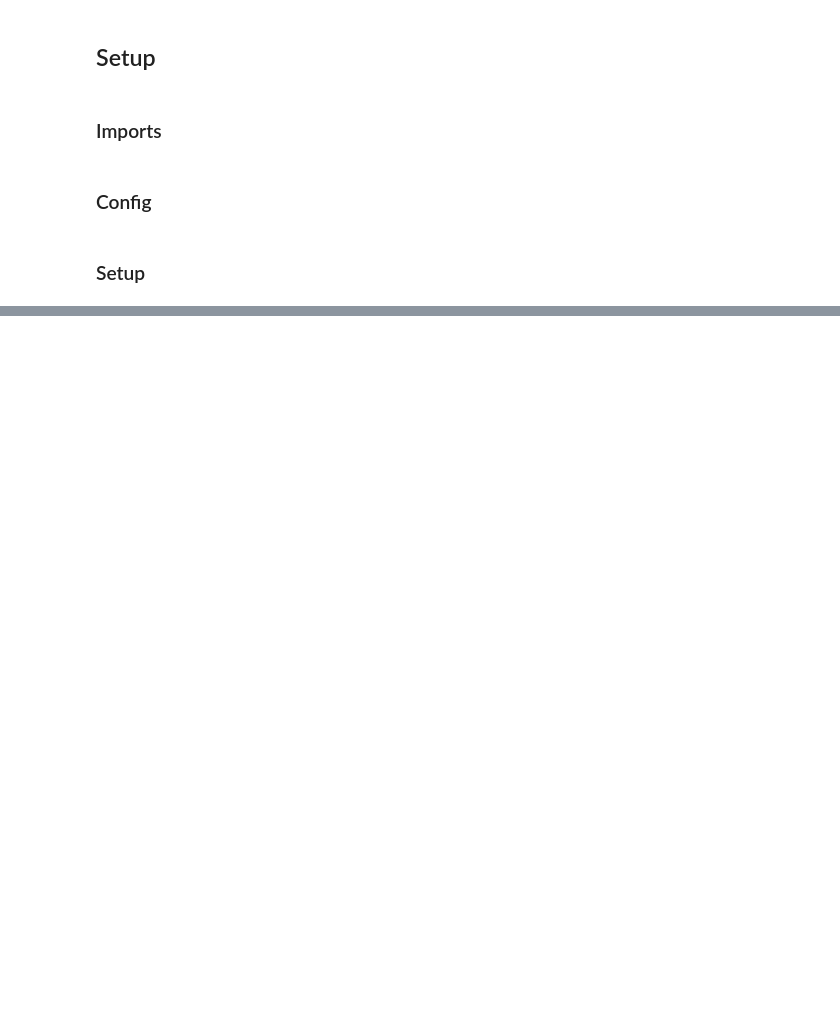
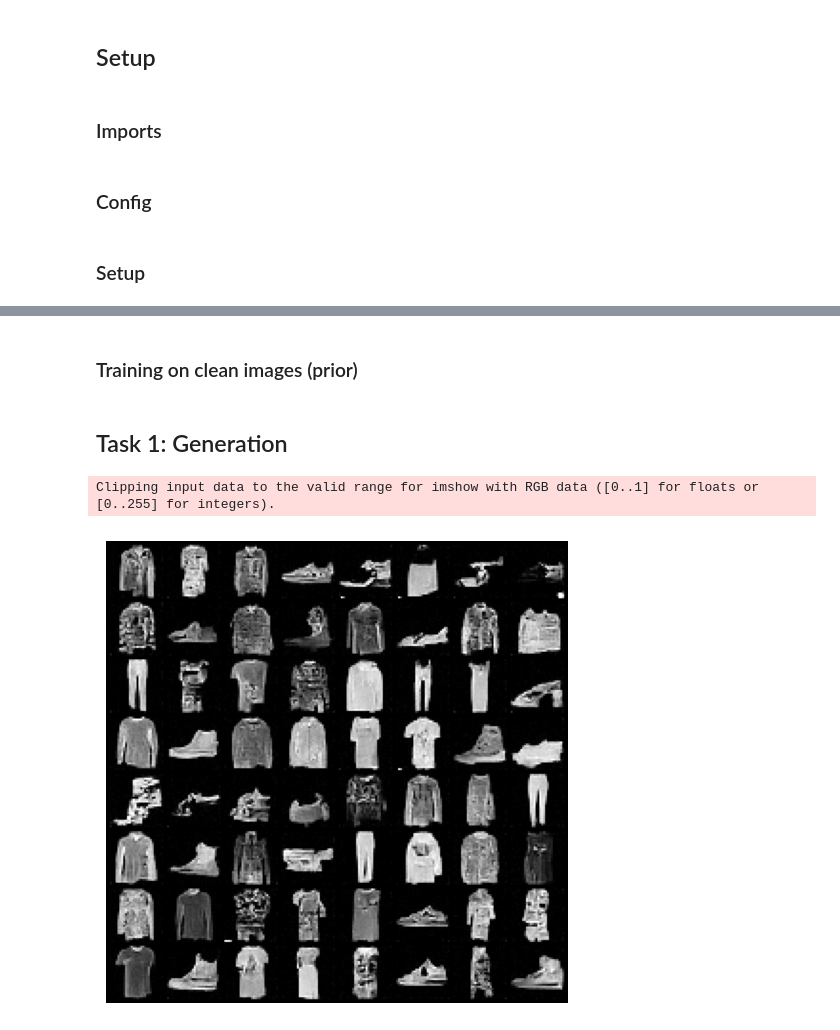
Before and after one commit to snigdhasaha7/diffusion-for-photoacoustic, a Jupyter notebook: work_showcase.ipynb, the cells around one changed output, grey strips where cells are left out. Cells and saved outputs as stored; diff of their text form; code cells hidden in the pictures; blank space fills up the shorter version.

```diff
--- a/work_showcase.ipynb
+++ b/work_showcase.ipynb
@@ -40,10 +46,10 @@ from sdes import Classic, VarianceExploding, VariancePreserving, SubVariancePres
 n_epochs = 50
 batch_size = 64
 lr = 1e-4
-device = 'cuda'         # ['cuda', 'cpu']
-dataset = 'CIFAR10'    # ['MNIST', 'FashionMNIST', 'CIFAR10']
-sde_type = 've'   # ['classic', 'vp', 've', 'subvp']
-sde_params = [0.01, 5]         # [classic: sigma][vp: b_min, b_max][ve|subve: s_min, s_max]
+device = 'cpu'         # ['cuda', 'cpu']
+dataset = 'FashionMNIST'    # ['MNIST', 'FashionMNIST', 'CIFAR10']
+sde_type = 've'        # ['classic', 'vp', 've', 'subvp']
+sde_params = [0.01, 5] # [classic: sigma][vp: b_min, b_max][ve|subve: s_min, s_max]
 gen_sampler = 'pc'     # ['em', 'pc', 'ode']
 denoise_sampler = 'pc' # ['em', 'pc']
 noise_std = .1
@@ -171,0 +195,43 @@ Files already downloaded and verified
+# %% [markdown]
+### Training on clean images (prior)
+# %%
+checkpoint_path = checkpoint_dir+'ckpt_{}_{}epochs_{}_{}.pth'.format(dataset.lower(), n_epochs, sde_type, params_str)
+
+# load checkpoint if existing
+if os.path.exists(checkpoint_path):
+    score_model.load_state_dict(torch.load(checkpoint_path, map_location=device))
+# otherwise train from scratch
+else:
+    tqdm_epoch = tqdm.notebook.trange(n_epochs)
+    for epoch in tqdm_epoch:
+        avg_loss = 0.
+        num_items = 0
+        for x, y in train_loader:
+            x = x.to(device)
+            loss = loss_fn(score_model, x, marginal_prob_std_fn)
+            optimizer.zero_grad()
+            loss.backward()
+            optimizer.step()
+            avg_loss += loss.item() * x.shape[0]
+            num_items += x.shape[0]
+        tqdm_epoch.set_description('Average Loss: {:5f}'.format(avg_loss / num_items))
+        torch.save(score_model.state_dict(), checkpoint_path)
+# %% [markdown]
+## Task 1: Generation
+# %%
+# Set up sampler
+def sample(sampler):
+    samples = sampler(score_model,
+                    marginal_prob_std_fn,
+                    diffusion_coeff_fn,
+                    drift_coeff_fn,
+                    batch_size,
+                    device=device)
+    return samples
+# %%
+# Generate samples
+samples = sample(sampler)
+samplers.plot_images(samples)
+# %% [output]
+Clipping input data to the valid range for imshow with RGB data ([0..1] for floats or [0..255] for integers).
+[figure, added]
```
Also changed, not shown: parts of 19 cells of this notebook, 1 other file.
